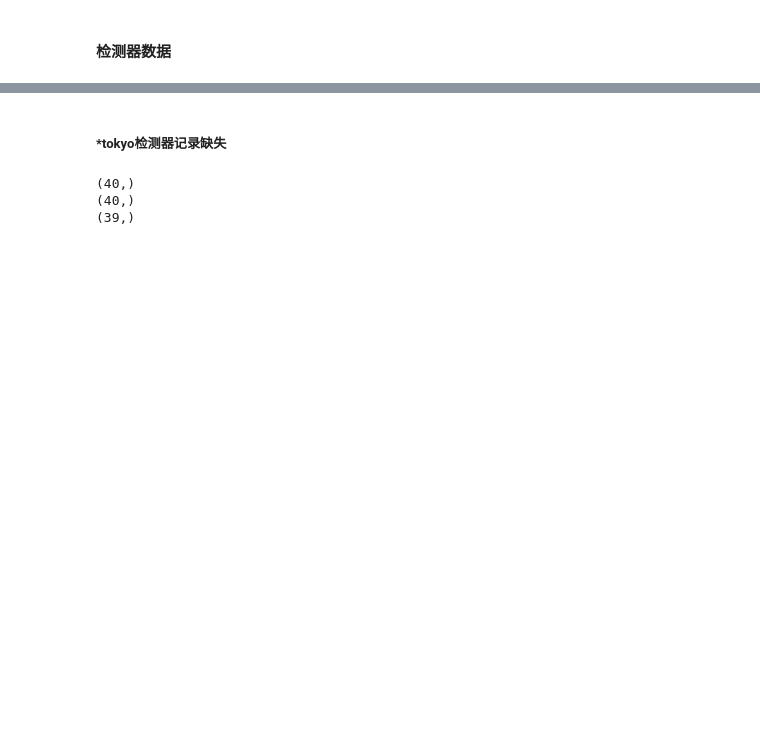
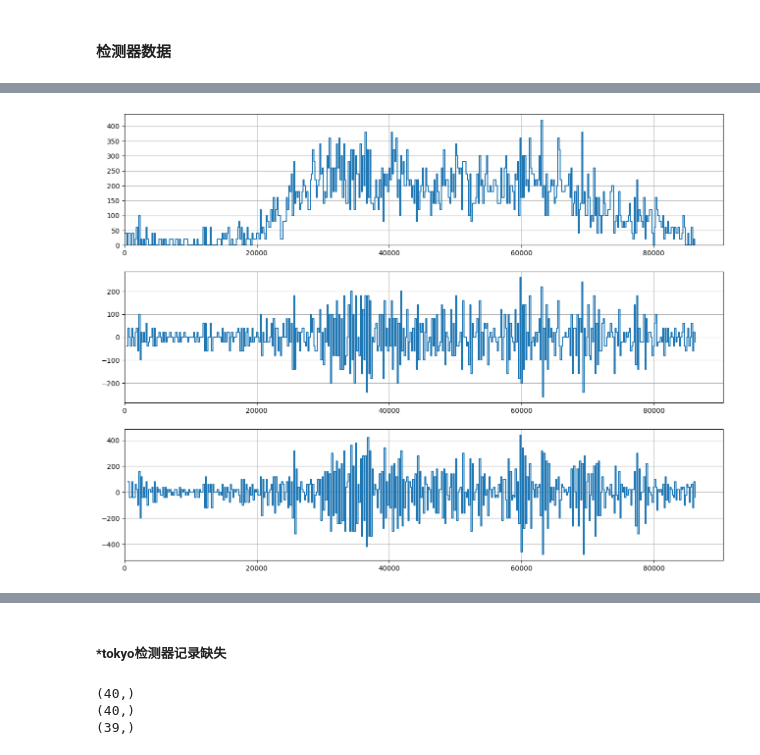
Before and after one commit to feng-jialong/Network-Control, a Jupyter notebook: exp.ipynb, the cells around one changed output, grey strips where cells are left out. Saved outputs shown, nothing was run; the diff lists cells and outputs as text; code cells hidden in the pictures; blank space fills up the shorter version.

```diff
--- a/exp.ipynb
+++ b/exp.ipynb
@@ -112,0 +123,3 @@ print(measurements.head())
+# %%
+m = measurements.query("detid == 'K10D11' and day == '2015-10-26'")
+m.head(5)
@@ -112,0 +133,19 @@ print(measurements.head())
+# %%
+# flow
+fig,axs = plt.subplots(3,1)
+axs[0].step(m.interval,m.flow,where='post')
+axs[0].set_ylim([0,None])
+axs[0].set_xlim([0,None])
+axs[0].grid()
+
+axs[1].step(m.interval,m.flow.diff(1),where='post')
+axs[1].set_xlim([0,None])
+axs[1].grid()
+
+axs[2].step(m.interval,m.flow.diff(1).diff(1),where='post')
+axs[2].set_xlim([0,None])
+axs[2].grid()
+
+fig.set_size_inches(40/2.54,30/2.54)
+# %% [output]
+[figure, added]
```
Also changed, not shown: parts of 13 cells of this notebook, 1 other file.
